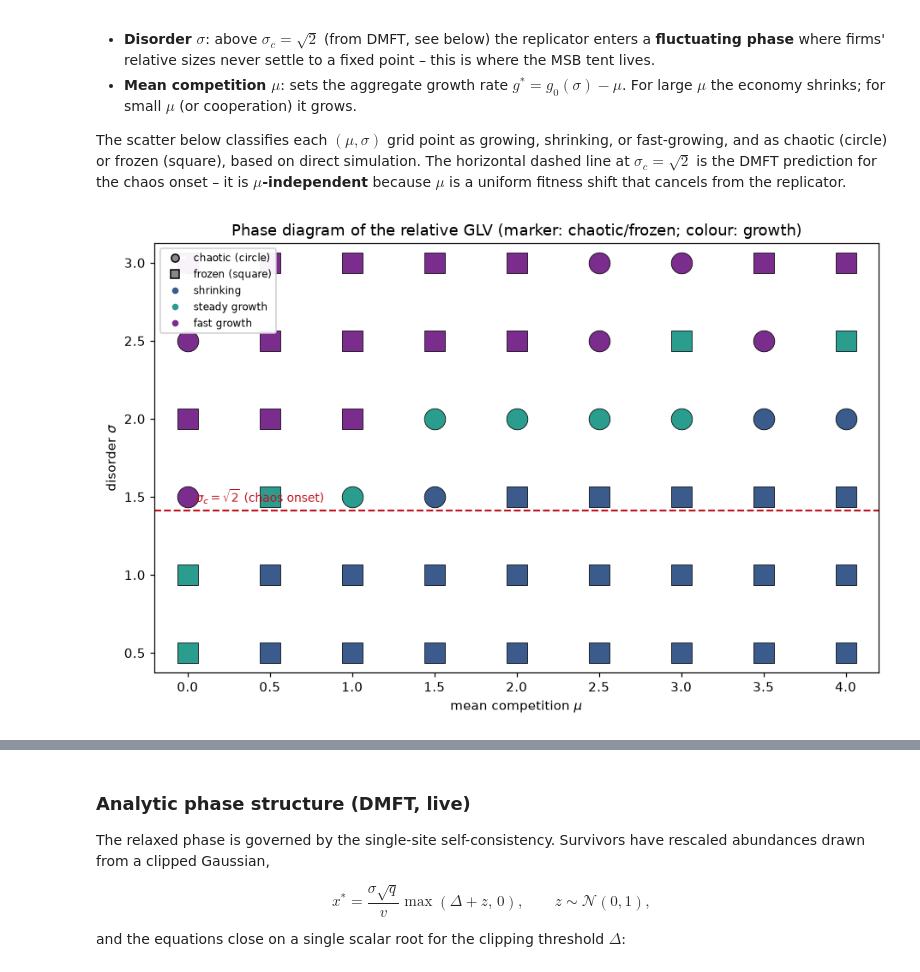
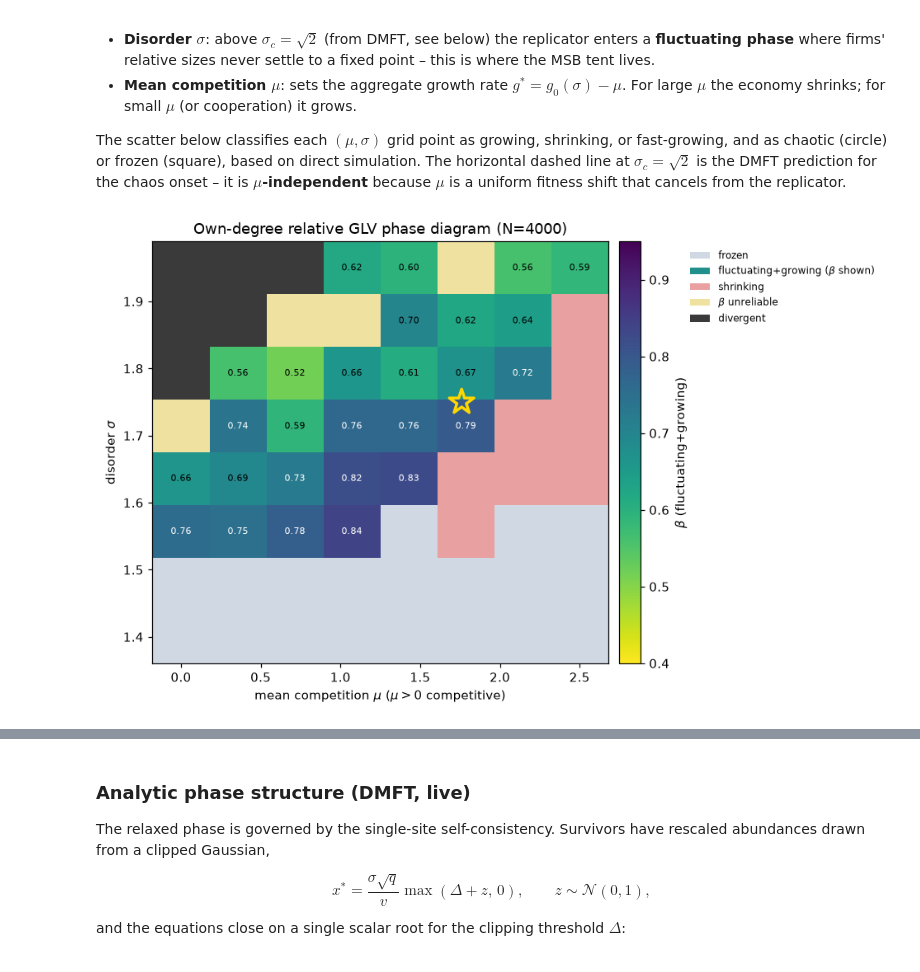
Before and after one commit to NotLudovico/dynamical-model-for-economics, a Jupyter notebook: story.ipynb, the cells around one changed output, grey strips where cells are left out. Cells and saved outputs as stored; diff of their text form; code cells hidden in the pictures.

```diff
--- a/story.ipynb
+++ b/story.ipynb
@@ -102,8 +122,8 @@ definition.
 # %%
 from relative_glv import coupling, integrate, growth_rate
 
-# Live small simulation: N=1200, power-law graph, chaotic/growing regime
-a = coupling(1200, mu=1.76, sigma=1.75, kind="powerlaw", seed=0)
+# Live small simulation: N=1200, OWN-DEGREE power-law graph, chaotic/growing regime
+a = coupling(1200, mu=1.76, sigma=1.75, kind="powerlaw_owndeg", seed=0)
 r = integrate(a, tmax=200, n_eval=1000, lam=1e-3, seed=0,
               method="RK45", rtol=1e-4, atol=1e-7)
 
@@ -292,46 +280,60 @@ direct simulation.  The horizontal dashed line at $\sigma_c = \sqrt{2}$
 is the DMFT prediction for the chaos onset – it is **$\mu$-independent** because
 $\mu$ is a uniform fitness shift that cancels from the replicator.
 # %%
-pd_data = np.load(DATA / "phase_diagram.npz", allow_pickle=True)
-G    = pd_data["G"];  F    = pd_data["F"]
-MUS  = pd_data["MUS"].tolist(); SIGS = pd_data["SIGS"].tolist()
+# Own-degree (sigma, mu) phase diagram (data/phase_owndeg.npz; scripts/phase_owndeg.py)
+import matplotlib.colors as mcolors
+from matplotlib.patches import Patch
 
-fig, ax = plt.subplots(figsize=(8.5, 5.5))
-for j, sig in enumerate(SIGS):
-    for i, mu in enumerate(MUS):
-        g, f = G[j, i], F[j, i]
-        chaotic = f > 0.02
-        if g < -0.05:
-            c = "#3b5b8c"
-        elif g > 5:
-            c = "#7b2d8e"
+pp = np.load(DATA / "phase_owndeg.npz")
+sig, mus, raw, op = pp["sigmas"], pp["mus"], pp["raw"], pp["op"]
+integ_ok = np.isfinite(raw[..., 0]).mean(2)
+med = np.nanmedian(raw, axis=2)                 # churn, g_eff, surv, beta, r2
+churn, geff, surv, beta, r2 = (med[..., k] for k in range(5))
+beta_ok = (r2 >= 0.85) & (surv >= 0.05) & (integ_ok >= 0.5)  # trust beta only on clean fits
+
+gmap = plt.cm.viridis_r
+bmin, bmax = 0.4, 0.95
+REG = {"frz": "#cfd8e3", "shr": "#e8a0a0", "div": "#3a3a3a", "nob": "#efe2a0"}
+nS, nM = len(sig), len(mus)
+rgba = np.ones((nS, nM, 3)); is_flu = np.zeros((nS, nM), bool)
+for i in range(nS):
+    for j in range(nM):
+        if integ_ok[i, j] < 0.5:
+            rgba[i, j] = mcolors.to_rgb(REG["div"])
+        elif np.isfinite(churn[i, j]) and churn[i, j] < 0.02:
+            rgba[i, j] = mcolors.to_rgb(REG["frz"])
+        elif np.isfinite(geff[i, j]) and geff[i, j] < 0:
+            rgba[i, j] = mcolors.to_rgb(REG["shr"])
+        elif not beta_ok[i, j]:
+            rgba[i, j] = mcolors.to_rgb(REG["nob"])
         else:
-            c = "#2a9d8f"
-        ax.scatter(mu, sig, s=260, c=c,
-                   marker=("o" if chaotic else "s"),
-                   edgecolors="k", linewidths=0.5, zorder=3)
+            t = np.clip((beta[i, j] - bmin) / (bmax - bmin), 0, 1)
+            rgba[i, j] = gmap(t)[:3]; is_flu[i, j] = True
 
-ax.axhline(np.sqrt(2), color="#c1121f", ls="--", lw=1.4, zorder=1)
-ax.text(0.05, np.sqrt(2) + 0.05, r"$\sigma_c=\sqrt{2}$ (chaos onset)",
-        color="#c1121f", fontsize=9)
-
-leg = [
-    Line2D([], [], marker="o", color="w", markerfacecolor="#888",
-           markeredgecolor="k", label="chaotic (circle)"),
-    Line2D([], [], marker="s", color="w", markerfacecolor="#888",
-           markeredgecolor="k", label="frozen (square)"),
-    Line2D([], [], marker="o", color="w", markerfacecolor="#3b5b8c",
-           label="shrinking"),
-    Line2D([], [], marker="o", color="w", markerfacecolor="#2a9d8f",
-           label="steady growth"),
-    Line2D([], [], marker="o", color="w", markerfacecolor="#7b2d8e",
-           label="fast growth"),
-]
-ax.legend(handles=leg, loc="upper left", fontsize=8, framealpha=0.95)
-ax.set(xlabel=r"mean competition $\mu$",
+fig, ax = plt.subplots(figsize=(8.8, 5.6))
+dmu = (mus[1] - mus[0]) / 2; dsg = (sig[1] - sig[0]) / 2
+ax.imshow(rgba, origin="lower", aspect="auto",
+          extent=[mus[0]-dmu, mus[-1]+dmu, sig[0]-dsg, sig[-1]+dsg])
+for i in range(nS):
+    for j in range(nM):
+        if is_flu[i, j]:
+            ax.text(mus[j], sig[i], f"{beta[i,j]:.2f}", ha="center", va="center",
+                    fontsize=7.5, color="white" if beta[i, j] > 0.7 else "black")
+ax.scatter([op[0]], [op[1]], marker="*", s=420, edgecolor="gold",
+           facecolor="none", linewidth=2.3, zorder=6)
+sm = plt.cm.ScalarMappable(cmap=gmap, norm=plt.Normalize(bmin, bmax))
+cb = fig.colorbar(sm, ax=ax, pad=0.02); cb.set_label(r"$\beta$ (fluctuating+growing)")
+ax.set(xlabel=r"mean competition $\mu$ ($\mu>0$ competitive)",
        ylabel=r"disorder $\sigma$",
-       title="Phase diagram of the relative GLV (marker: chaotic/frozen; colour: growth)")
+       title="Own-degree relative GLV phase diagram (N=4000)")
+leg = [Patch(facecolor=REG["frz"], label="frozen"),
+       Patch(facecolor=gmap(0.5)[:3], label=r"fluctuating+growing ($\beta$ shown)"),
+       Patch(facecolor=REG["shr"], label="shrinking"),
+       Patch(facecolor=REG["nob"], label=r"$\beta$ unreliable"),
+       Patch(facecolor=REG["div"], label="divergent")]
+ax.legend(handles=leg, loc="upper left", bbox_to_anchor=(1.16, 1.0), fontsize=8, frameon=False)
 plt.tight_layout()
 plt.show()
+print("genuine clean-fit beta floor ~0.52-0.56; operating point (star) beta~0.79")
 # %% [output]
-[figure, old version]
+[figure, new version]
```
Also changed, not shown: parts of 8 cells of this notebook.
